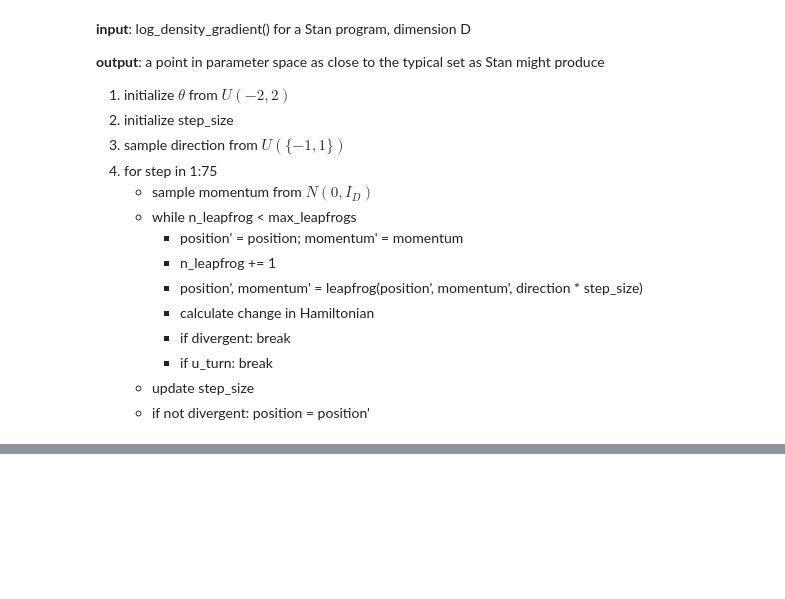
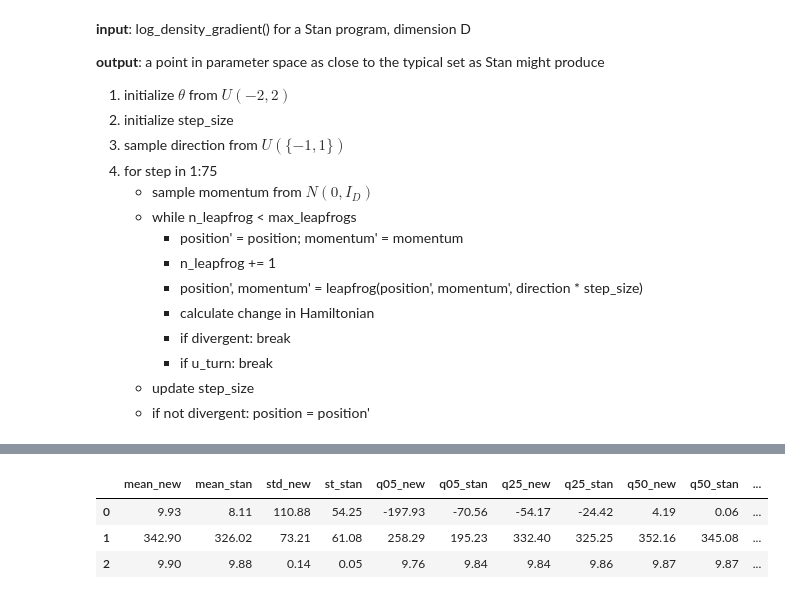
Before and after one commit to roualdes/typical-init, a Jupyter notebook: eval_one_model.ipynb, the cells around one changed output, grey strips where cells are left out. Cells and saved outputs as stored; diff of their text form; code cells hidden in the pictures; blank space fills up the shorter version.

```diff
--- a/eval_one_model.ipynb
+++ b/eval_one_model.ipynb
@@ -206,3 +204,32 @@ fig.legend()
+# %%
+evs = {
+    "mean_new": np.mean(new_params, axis = 0),
+    "mean_stan": np.mean(stan_params, axis = 0),
+
+    "std_new": np.std(new_params, axis = 0),
+    "st_stan": np.std(stan_params, axis = 0),
+
+    "q05_new": np.quantile(new_params, 0.05, axis = 0),
+    "q05_stan": np.quantile(stan_params, 0.05, axis = 0),
+
+    "q25_new": np.quantile(new_params, 0.25, axis = 0),
+    "q25_stan": np.quantile(stan_params, 0.25, axis = 0),
+
+    "q50_new": np.quantile(new_params, 0.5, axis = 0),
+    "q50_stan": np.quantile(stan_params, 0.5, axis = 0),
+
+    "q75_new": np.quantile(new_params, 0.75, axis = 0),
+    "q75_stan": np.quantile(stan_params, 0.75, axis = 0),
+
+    "q95_new": np.quantile(new_params, 0.95, axis = 0),
+    "q95_stan": np.quantile(stan_params, 0.95, axis = 0),
+}
+np.round(pd.DataFrame.from_dict(evs), 2)
+# %% [output]
+|  | mean_new | mean_stan | std_new | st_stan | q05_new | q05_stan | q25_new | q25_stan | q50_new | q50_stan | ... |
+| 0 | 9.93 | 8.11 | 110.88 | 54.25 | -197.93 | -70.56 | -54.17 | -24.42 | 4.19 | 0.06 | ... |
+| 1 | 342.90 | 326.02 | 73.21 | 61.08 | 258.29 | 195.23 | 332.40 | 325.25 | 352.16 | 345.08 | ... |
+| 2 | 9.90 | 9.88 | 0.14 | 0.05 | 9.76 | 9.84 | 9.84 | 9.86 | 9.87 | 9.87 | ... |
 # %%
 # W-1 distance between parameter values for new init and stan init across all simulations
 equal_weights = np.ones(M) / M
```
Also changed, not shown: parts of 12 cells of this notebook, 2 other files.
